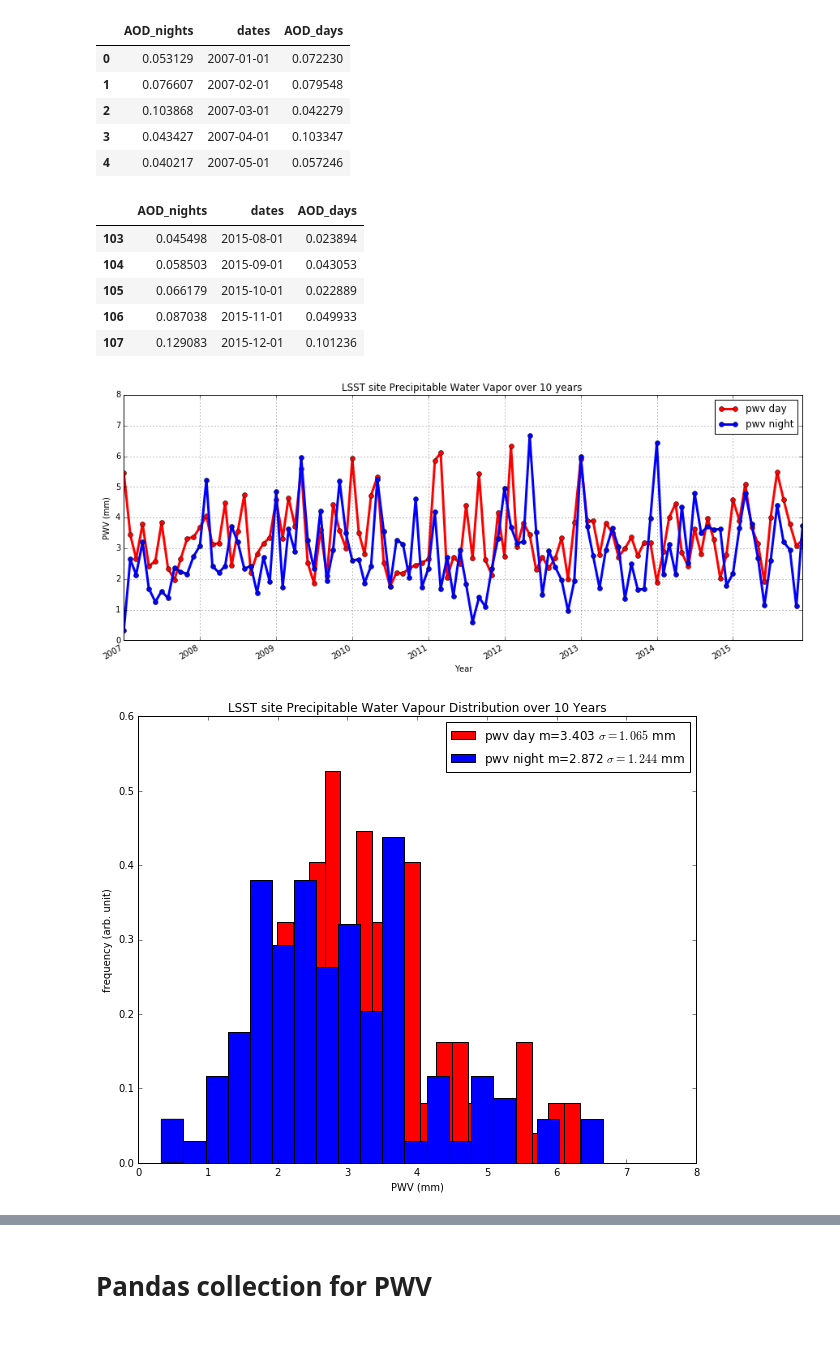
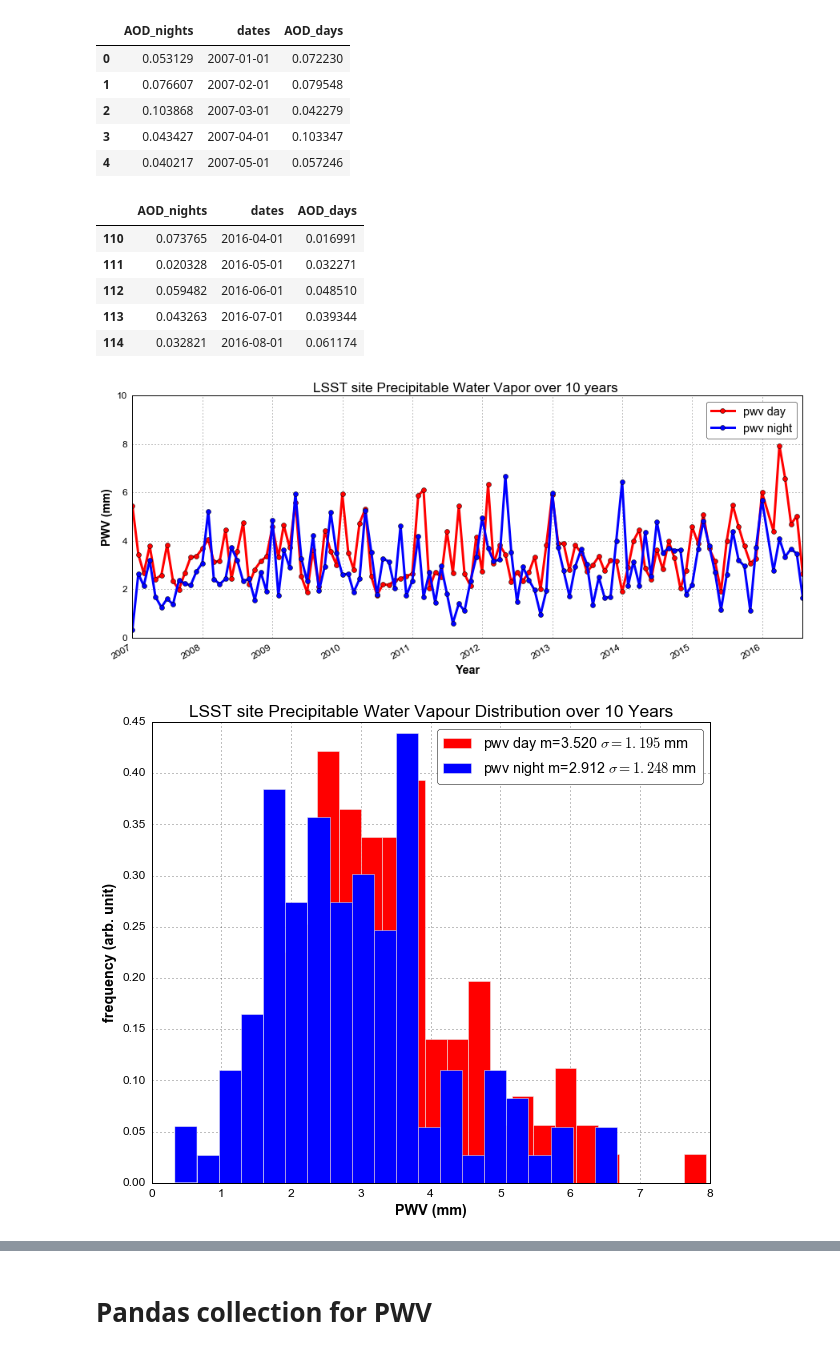
Before and after one commit to sylvielsstfr/caliopL3Ana, a Jupyter notebook: ScanAerosolsTenYears_CAL_LID_L3_APro_AllSky.v3.00.ipynb, the cells around one changed output, grey strips where cells are left out. Drawn from its saved outputs; the diff is of its cells as text; code cells hidden in the pictures.

Commit message:
include year 2016

```diff
--- a/ScanAerosolsTenYears_CAL_LID_L3_APro_AllSky.v3.00.ipynb
+++ b/ScanAerosolsTenYears_CAL_LID_L3_APro_AllSky.v3.00.ipynb
@@ -106,10 +115,11 @@ pwv_night_coll=np.array(sumpwv_night)
 # %% [markdown]
 ### defines the list of dates and filenames for days and night
 # %%
-for year in range(2007,2016,1):
+for year in range(2007,2017,1):
     fullpath_root=os.path.join(os.path.join(path_root,str(2007)),'hdf5')
     for month in range(1,13):
-        if not (year == 2007 and month ==1):
+        #if not (year == 2007 and month ==1):
+        if not (year == 2007 and month ==1) and not (year == 2016 and month == 2 ) and not (year == 2016 and month > 8 ):
             # retreive the filename
             newdayfile=cal.GetL3FilenameDay(path_root,filename_base,year,month-1)
             newnightfile=cal.GetL3FilenameNight(path_root,filename_base,year,month-1)
@@ -338,43 +348,43 @@ dataset.head()
 dataset.tail()
 # %% [output]
 |  | AOD_nights | dates | AOD_days |
-| 103 | 0.045498 | 2015-08-01 | 0.023894 |
-| 104 | 0.058503 | 2015-09-01 | 0.043053 |
-| 105 | 0.066179 | 2015-10-01 | 0.022889 |
-| 106 | 0.087038 | 2015-11-01 | 0.049933 |
-| 107 | 0.129083 | 2015-12-01 | 0.101236 |
+| 110 | 0.073765 | 2016-04-01 | 0.016991 |
+| 111 | 0.020328 | 2016-05-01 | 0.032271 |
+| 112 | 0.059482 | 2016-06-01 | 0.048510 |
+| 113 | 0.043263 | 2016-07-01 | 0.039344 |
+| 114 | 0.032821 | 2016-08-01 | 0.061174 |
 # %%
 #########################################
 # Time sequences for precipitable Water
 #########################################
 
 fig=plt.figure(figsize=(15,6))
 ax=fig.add_subplot(1,1,1)
 
 
 ax.plot_date(data_dates, pwv_day_coll,'ro-',label='pwv day',linewidth=3)
 ax.plot_date(data_dates, pwv_night_coll,'bo-',label='pwv night',linewidth=3)
 
 
 ax.xaxis.set_major_locator(years)
 ax.xaxis.set_major_formatter(yearsFmt)
 
 title= "LSST site Precipitable Water Vapor over 10 years "
 figfilename='Images/'+filename_base+'/'+'LSSTPWVvsMonth10Y.pdf'
 
 ax.set_ylabel('PWV (mm)')
 ax.set_xlabel('Year')
 
 ax.grid(True)
 fig.autofmt_xdate()
 
 plt.title(title)
 #plt.lines.Line2D.set_linewidth(2.)
-plt.ylim(0,8.)
+plt.ylim(0,10.)
 plt.legend(loc='best')
 plt.savefig(figfilename, bbox_inches='tight')
 # %% [output]
-[figure, old version]
+[figure, new version]
 # %%
 ########################################
 #
@@ -404,7 +414,7 @@ ax.set_title(title)
 plt.legend(loc='best')
 plt.savefig(figfilename, bbox_inches='tight')
 # %% [output]
-[figure, old version]
+[figure, new version]
 # %%
 #####################################
 # Fit the night histogram for PWV
```
Also changed, not shown: parts of 15 cells of this notebook.
